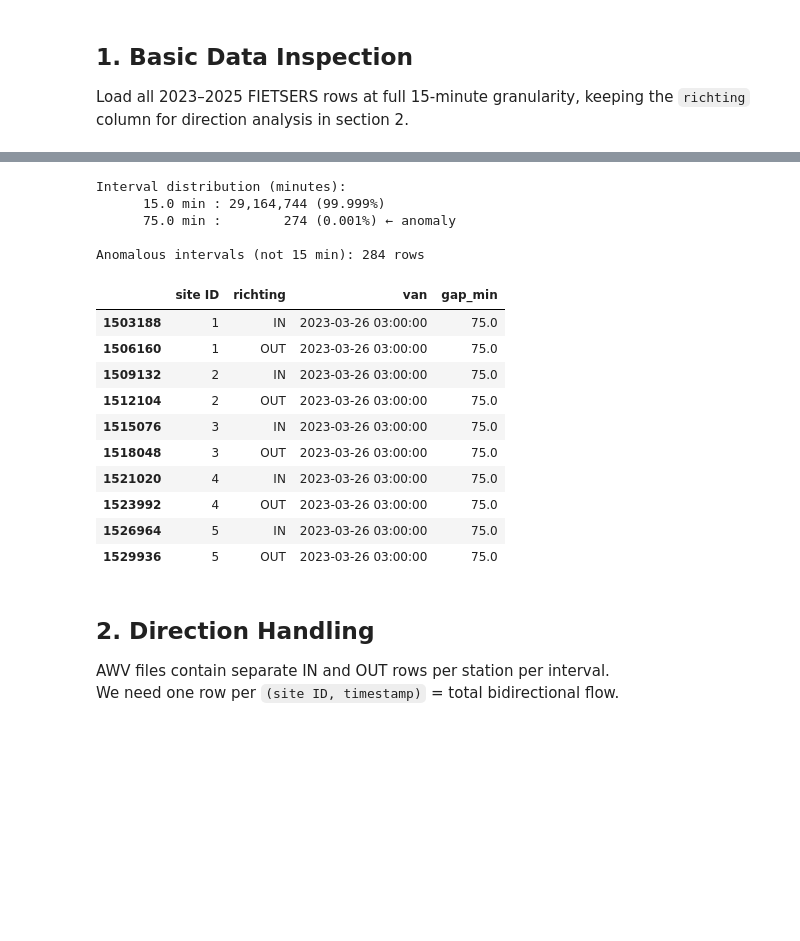
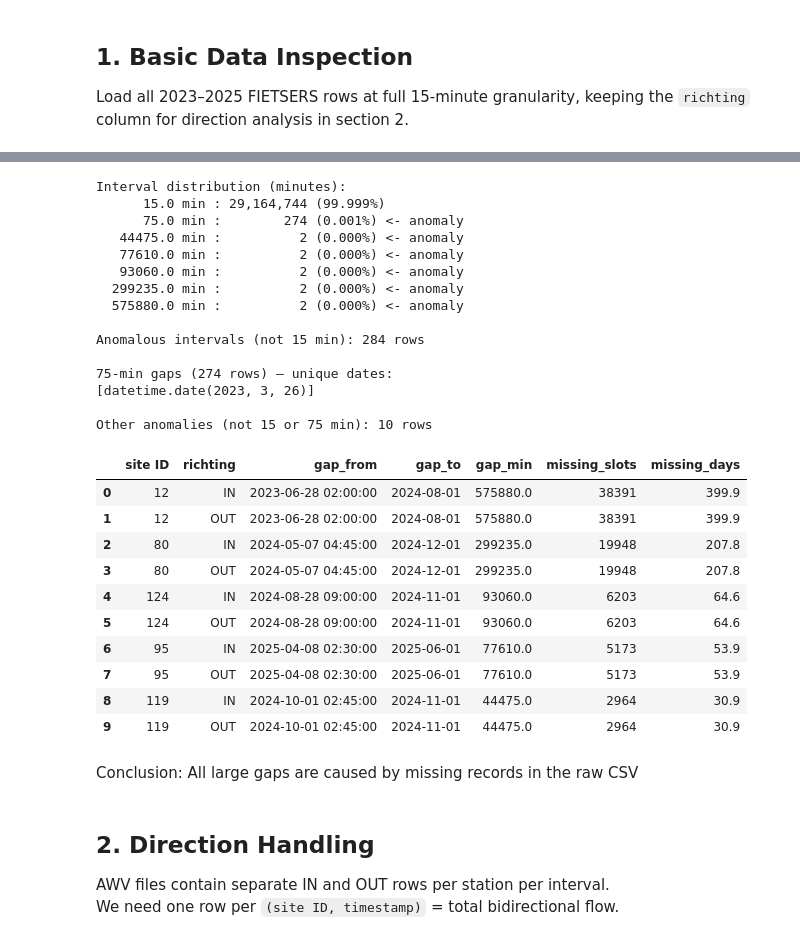
Before and after one commit to Queena34/mda-cycling-weather-group6, a Jupyter notebook: notebooks/02_data_cleaning.ipynb, the cells around one changed output, grey strips where cells are left out. Cells and saved outputs as stored; diff of their text form; code cells hidden in the pictures; blank space fills up the shorter version.

```diff
--- a/notebooks/02_data_cleaning.ipynb
+++ b/notebooks/02_data_cleaning.ipynb
@@ -105,45 +118,77 @@ Date range       : 2023-01-01 00:00:00 → 2025-12-31 23:45:00
 | 3 | 1 | IN | 2023-01-01 00:45:00 | 0.0 |
 # %%
 # ── time-interval distribution ────────────────────────────────────────────────
-# compute gap between consecutive timestamps within each (site, direction)
-raw_sorted = raw.sort_values(["site ID", "richting", "van"])
+raw_sorted = raw.sort_values(["site ID", "richting", "van"], ignore_index=True)
 raw_sorted["gap_min"] = (
     raw_sorted.groupby(["site ID", "richting"])["van"]
     .diff()
     .dt.total_seconds()
     .div(60)
 )
 
 gap_counts = raw_sorted["gap_min"].value_counts().sort_index()
 print("Interval distribution (minutes):")
+
 total_gaps = gap_counts.sum()
 for gap, cnt in gap_counts.items():
     pct = cnt / total_gaps * 100
-    flag = " ← anomaly" if gap not in (15.0,) and cnt > 100 else ""
-    if pct > 0.001 or cnt > 50:
-        print(f"  {gap:>8.1f} min : {cnt:>10,} ({pct:.3f}%){flag}")
+    flag = " <- anomaly" if gap != 15.0 else ""
+    print(f"  {gap:>8.1f} min : {cnt:>10,} ({pct:.3f}%){flag}")
 
 anomalies = raw_sorted[~raw_sorted["gap_min"].isin([15.0, np.nan])]
 print(f"\nAnomalous intervals (not 15 min): {len(anomalies):,} rows")
-if len(anomalies):
-    display(anomalies[["site ID","richting","van","gap_min"]].head(10))
+
+# ── 75-min gaps: verify DST dates ─────────────────────────────────────────────
+dst_gaps = anomalies[anomalies["gap_min"] == 75.0]
+print(f"\n75-min gaps ({len(dst_gaps)} rows) — unique dates:")
+print(sorted(dst_gaps["van"].dt.date.unique()))
+
+# ── other anomalies: not 15 and not 75 ────────────────────────────────────────
+other = anomalies[anomalies["gap_min"] != 75.0].copy()
+print(f"\nOther anomalies (not 15 or 75 min): {len(other)} rows")
+
+if len(other):
+    # gap_min = X implies (X/15 - 1) slots are missing between two consecutive records
+    other["gap_start"]     = other["van"] - pd.to_timedelta(other["gap_min"], unit="min")
+    other["missing_slots"] = (other["gap_min"] / 15).astype(int) - 1
+    other["missing_days"]  = ((other["gap_min"] - 15) / 60 / 24).round(1)
+
+    display(
+        other[["site ID", "richting", "gap_start", "van", "gap_min",
+               "missing_slots", "missing_days"]]
+        .rename(columns={"gap_start": "gap_from", "van": "gap_to"})
+        .sort_values("missing_days", ascending=False)
+        .reset_index(drop=True)
+    )
 # %% [output]
 Interval distribution (minutes):
       15.0 min : 29,164,744 (99.999%)
-      75.0 min :        274 (0.001%) ← anomaly
+      75.0 min :        274 (0.001%) <- anomaly
+   44475.0 min :          2 (0.000%) <- anomaly
+   77610.0 min :          2 (0.000%) <- anomaly
+   93060.0 min :          2 (0.000%) <- anomaly
+  299235.0 min :          2 (0.000%) <- anomaly
+  575880.0 min :          2 (0.000%) <- anomaly
 
 Anomalous intervals (not 15 min): 284 rows
+
+75-min gaps (274 rows) — unique dates:
+[datetime.date(2023, 3, 26)]
+
+Other anomalies (not 15 or 75 min): 10 rows
-|  | site ID | richting | van | gap_min |
-| 1503188 | 1 | IN | 2023-03-26 03:00:00 | 75.0 |
-| 1506160 | 1 | OUT | 2023-03-26 03:00:00 | 75.0 |
-| 1509132 | 2 | IN | 2023-03-26 03:00:00 | 75.0 |
-| 1512104 | 2 | OUT | 2023-03-26 03:00:00 | 75.0 |
-| 1515076 | 3 | IN | 2023-03-26 03:00:00 | 75.0 |
-| 1518048 | 3 | OUT | 2023-03-26 03:00:00 | 75.0 |
-| 1521020 | 4 | IN | 2023-03-26 03:00:00 | 75.0 |
-| 1523992 | 4 | OUT | 2023-03-26 03:00:00 | 75.0 |
-| 1526964 | 5 | IN | 2023-03-26 03:00:00 | 75.0 |
-| 1529936 | 5 | OUT | 2023-03-26 03:00:00 | 75.0 |
+|  | site ID | richting | gap_from | gap_to | gap_min | missing_slots | missing_days |
+| 0 | 12 | IN | 2023-06-28 02:00:00 | 2024-08-01 | 575880.0 | 38391 | 399.9 |
+| 1 | 12 | OUT | 2023-06-28 02:00:00 | 2024-08-01 | 575880.0 | 38391 | 399.9 |
+| 2 | 80 | IN | 2024-05-07 04:45:00 | 2024-12-01 | 299235.0 | 19948 | 207.8 |
+| 3 | 80 | OUT | 2024-05-07 04:45:00 | 2024-12-01 | 299235.0 | 19948 | 207.8 |
+| 4 | 124 | IN | 2024-08-28 09:00:00 | 2024-11-01 | 93060.0 | 6203 | 64.6 |
+| 5 | 124 | OUT | 2024-08-28 09:00:00 | 2024-11-01 | 93060.0 | 6203 | 64.6 |
+| 6 | 95 | IN | 2025-04-08 02:30:00 | 2025-06-01 | 77610.0 | 5173 | 53.9 |
+| 7 | 95 | OUT | 2025-04-08 02:30:00 | 2025-06-01 | 77610.0 | 5173 | 53.9 |
+| 8 | 119 | IN | 2024-10-01 02:45:00 | 2024-11-01 | 44475.0 | 2964 | 30.9 |
+| 9 | 119 | OUT | 2024-10-01 02:45:00 | 2024-11-01 | 44475.0 | 2964 | 30.9 |
+# %% [markdown]
+Conclusion: All large gaps are caused by missing records in the raw CSV
 # %% [markdown]
 ## 2. Direction Handling
 
```
Also changed, not shown: parts of 14 cells of this notebook, 3 other files.
